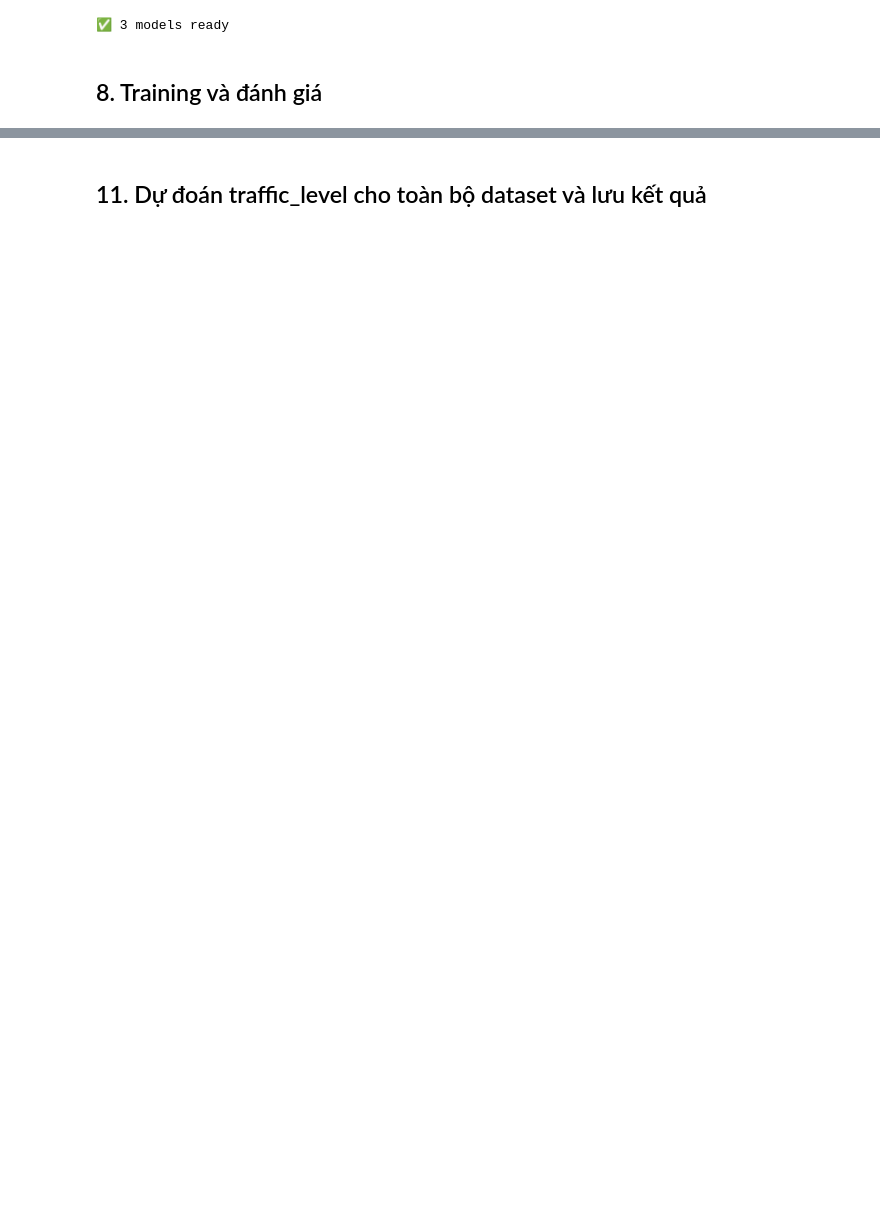
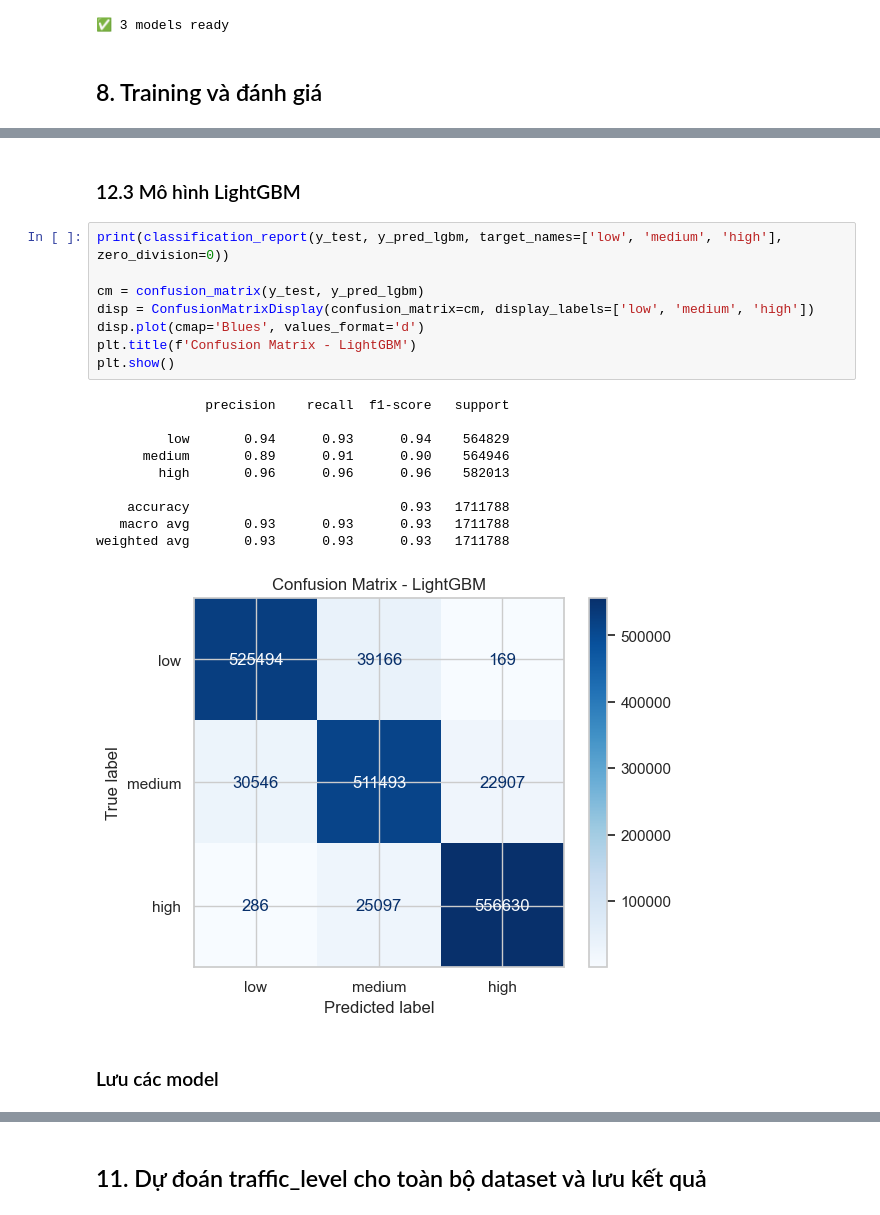
Before and after one commit to MinhNguyen-leo/Data_Mining_projects, a Jupyter notebook: data_mining/src/traffic_level.ipynb, the cells around one changed output, grey strips where cells are left out. Cells and saved outputs as stored; diff of their text form; blank space fills up the shorter version.

```diff
--- a/data_mining/src/traffic_level.ipynb
+++ b/data_mining/src/traffic_level.ipynb
@@ -311,0 +665,23 @@ weighted avg       0.65      0.64      0.64     19681
+# %% [markdown]
+### 12.3 Mô hình LightGBM
+# %%
+print(classification_report(y_test, y_pred_lgbm, target_names=['low', 'medium', 'high'], zero_division=0))
+
+cm = confusion_matrix(y_test, y_pred_lgbm)
+disp = ConfusionMatrixDisplay(confusion_matrix=cm, display_labels=['low', 'medium', 'high'])
+disp.plot(cmap='Blues', values_format='d')
+plt.title(f'Confusion Matrix - LightGBM')
+plt.show()
+# %% [output]
+              precision    recall  f1-score   support
+
+         low       0.94      0.93      0.94    564829
+      medium       0.89      0.91      0.90    564946
+        high       0.96      0.96      0.96    582013
+
+    accuracy                           0.93   1711788
+   macro avg       0.93      0.93      0.93   1711788
+weighted avg       0.93      0.93      0.93   1711788
+[figure, added]
+# %% [markdown]
+### Lưu các model
```
Also changed, not shown: parts of 22 cells of this notebook, 4 other files.
